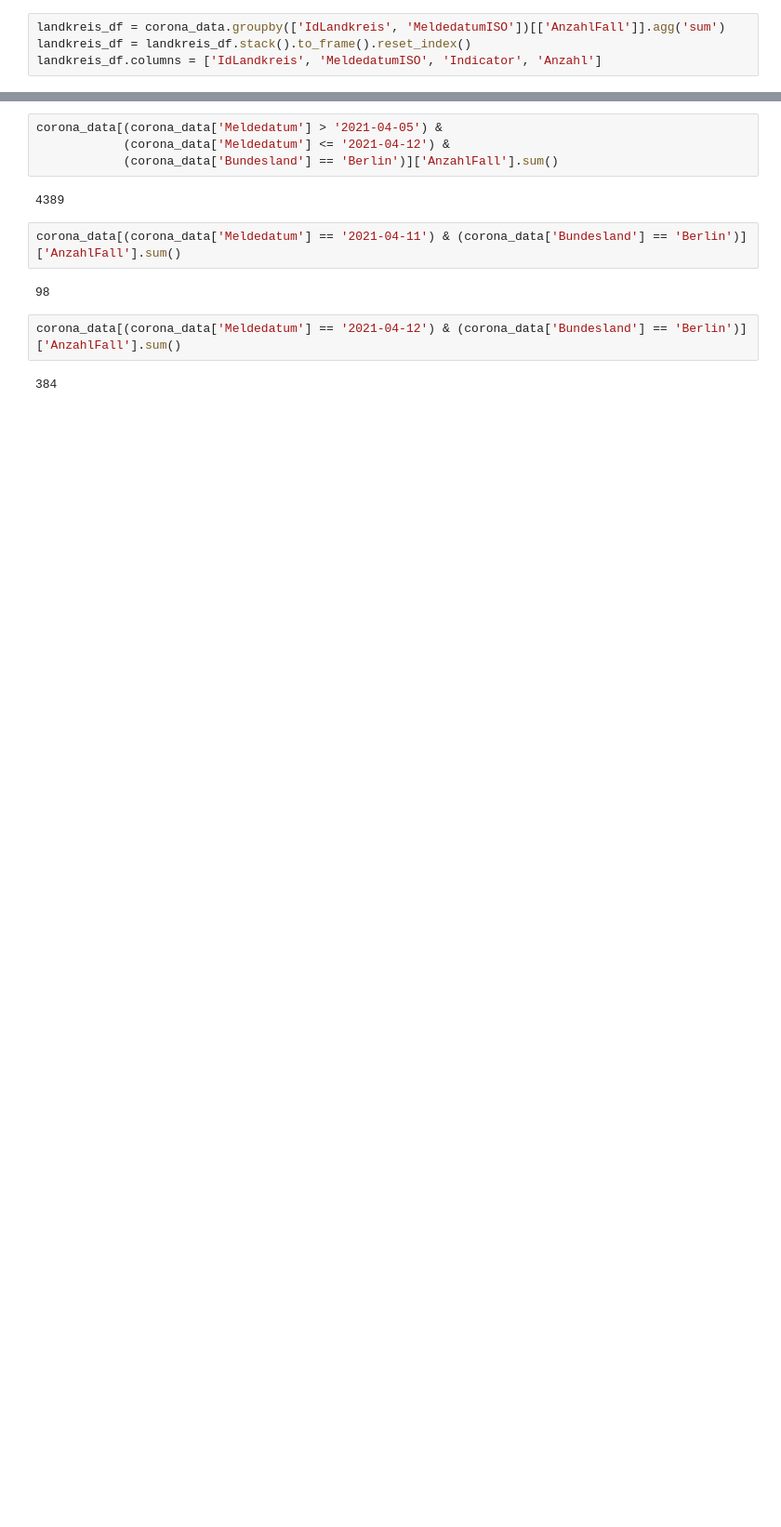
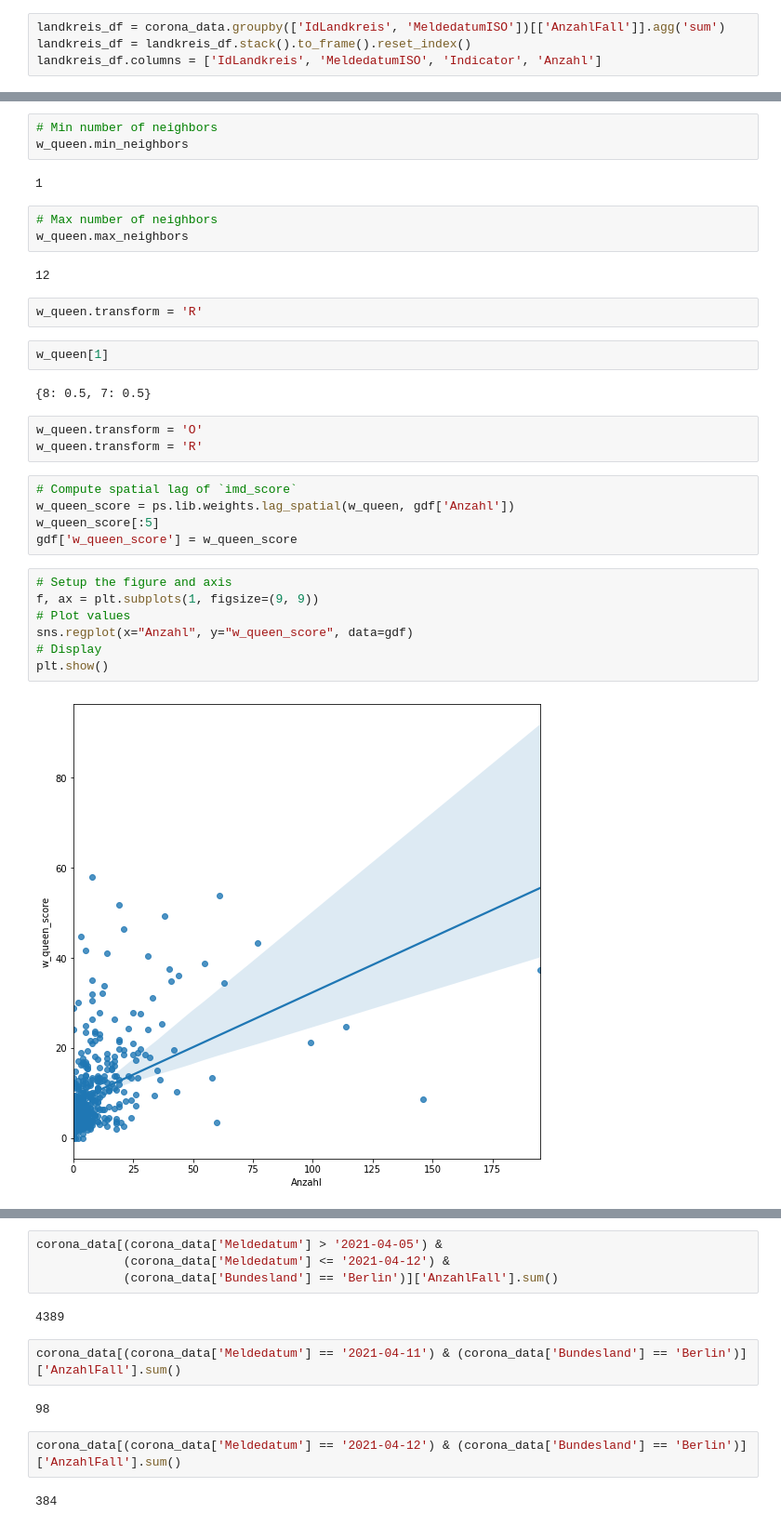
Before and after one commit to gerwolf/webscraping-workshop, a Jupyter notebook: Covid-19/Corona Analysis.ipynb, the cells around one changed output, grey strips where cells are left out. Shown at 93% size. Saved outputs shown, nothing was run; the diff lists cells and outputs as text; blank space fills up the shorter version.

```diff
--- a/Covid-19/Corona Analysis.ipynb
+++ b/Covid-19/Corona Analysis.ipynb
@@ -298,0 +483,33 @@ landkreis_merged[landkreis_data['county'] == 'SK Berlin Mitte']
+# %%
+# Min number of neighbors
+w_queen.min_neighbors
+# %% [output]
+1
+# %%
+# Max number of neighbors
+w_queen.max_neighbors
+# %% [output]
+12
+# %%
+w_queen.transform = 'R'
+# %%
+w_queen[1]
+# %% [output]
+{8: 0.5, 7: 0.5}
+# %%
+w_queen.transform = 'O'
+w_queen.transform = 'R'
+# %%
+# Compute spatial lag of `imd_score`
+w_queen_score = ps.lib.weights.lag_spatial(w_queen, gdf['Anzahl'])
+w_queen_score[:5]
+gdf['w_queen_score'] = w_queen_score
+# %%
+# Setup the figure and axis
+f, ax = plt.subplots(1, figsize=(9, 9))
+# Plot values
+sns.regplot(x="Anzahl", y="w_queen_score", data=gdf)
+# Display
+plt.show()
+# %% [output]
+[figure, added]
```
Also changed, not shown: parts of 114 cells of this notebook, 6 other files.
